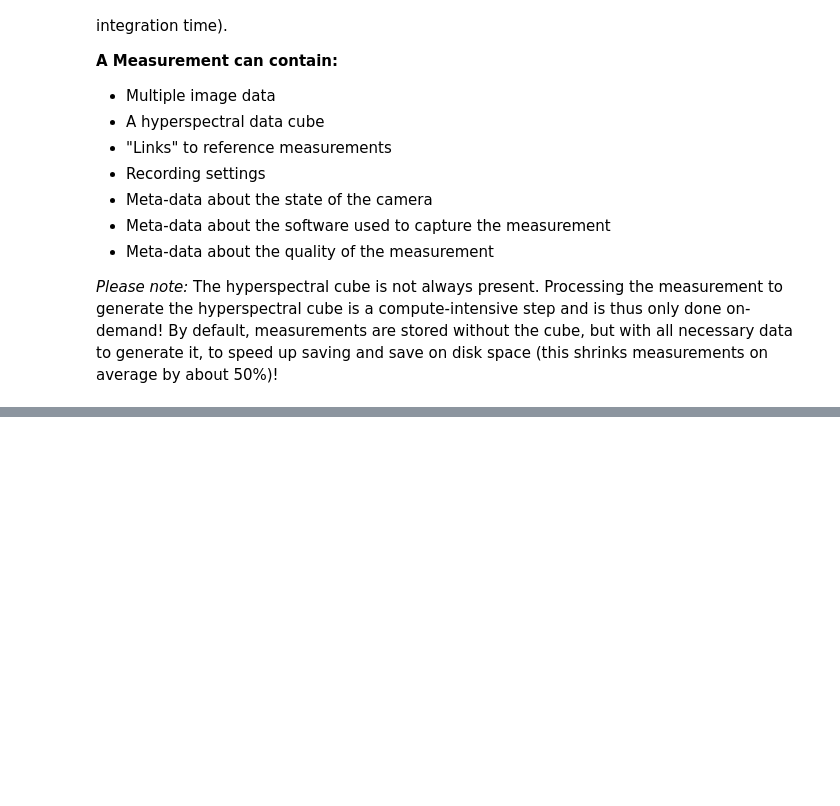
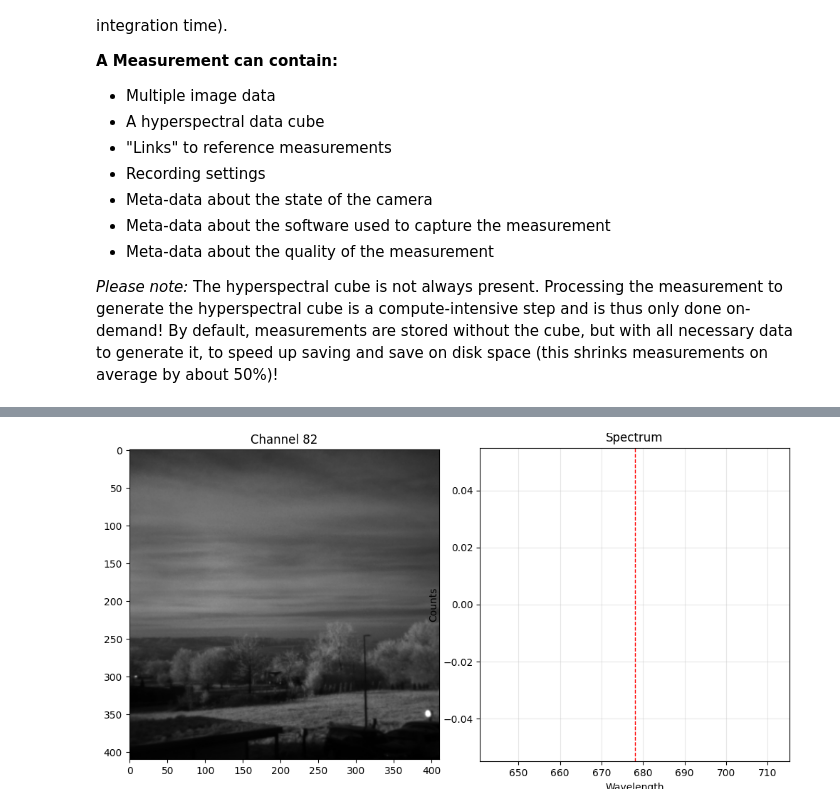
Before and after one commit to cubert-hyperspectral/cuvis.python.examples, a Jupyter notebook: Example_2_Load_Measurement.ipynb, the cells around one changed output, grey strips where cells are left out. Cells and saved outputs as stored; diff of their text form; code cells hidden in the pictures; blank space fills up the shorter version.

```diff
--- a/Example_2_Load_Measurement.ipynb
+++ b/Example_2_Load_Measurement.ipynb
@@ -150,0 +253,78 @@ plt.show()
+# %%
+# The full interactive viewer with channel slider and pixel spectrum on click
+
+fig, (ax_img, ax_spec) = plt.subplots(1, 2, figsize=(10, 5))
+
+plt.tight_layout()
+
+mid_channel = cube.channels // 2
+im = ax_img.imshow(cube.array[:, :, mid_channel], cmap='gray')
+marker, = ax_img.plot([], [], "r+", markersize=10, markeredgewidth=2)
+ax_img.set_title(f"Channel {mid_channel}")
+
+(line,) = ax_spec.plot([], [], lw=1.5)
+vline = ax_spec.axvline(cube.wavelength[mid_channel], color="r", ls="--", lw=1)
+ax_spec.set_xlabel("Wavelength")
+ax_spec.set_ylabel("Counts")
+ax_spec.set_title("Spectrum")
+ax_spec.grid(True, alpha=0.3)
+
+selected_pixel = {"x": None, "y": None}
+
+# --- Channel slider setup (define before callbacks) ---
+channel_slider = widgets.IntSlider(
+    value=mid_channel,
+    min=0,
+    max=cube.channels - 1,
+    step=1,
+    description="Channel",
+    continuous_update=True,
+)
+
+# --- Click handler ---
+def onclick(event):
+    if event.inaxes == ax_img and event.xdata is not None and event.ydata is not None:
+        x, y = int(event.xdata), int(event.ydata)
+        if 0 <= x < cube.array.shape[1] and 0 <= y < cube.array.shape[0]:
+            selected_pixel["x"], selected_pixel["y"] = x, y
+            marker.set_data([x], [y])
+
+            spectrum = np.array(cube.array[y, x, :]).ravel()
+            wavelengths = np.array(cube.wavelength).ravel()
+            line.set_data(wavelengths, spectrum)
+
+            ax_spec.relim()
+            ax_spec.autoscale_view()
+            ch = channel_slider.value
+            vline.set_xdata([cube.wavelength[ch]])
+            ax_spec.set_title(
+                f"Spectrum at (x={x}, y={y}) — value={cube.array[y, x, ch]:.3f}"
+            )
+            fig.canvas.draw_idle()
+
+
+fig.canvas.mpl_connect("button_press_event", onclick)
+
+# --- Slider handler ---
+def on_channel_change(change):
+    if change["name"] == "value":
+        ch = change["new"]
+        im.set_data(cube.array[:, :, ch])
+        ax_img.set_title(f"Channel {ch}")
+        vline.set_xdata(cube.wavelength[ch])
+        # keep marker visible even when no click yet
+        if selected_pixel["x"] is not None:
+            x, y = selected_pixel["x"], selected_pixel["y"]
+            marker.set_data([x], [y])
+            ax_spec.set_title(
+                f"Spectrum at (x={x}, y={y}) — value={cube.array[y, x, ch]:.3f}"
+            )
+        else:
+            marker.set_data([], [])
+        fig.canvas.draw_idle()
+
+channel_slider.observe(on_channel_change, names="value")
+
+display(channel_slider)
+plt.show()
+# %% [output]
@@ -150,0 +332 @@ plt.show()
+[figure, added]
```
Also changed, not shown: parts of 12 cells of this notebook.
